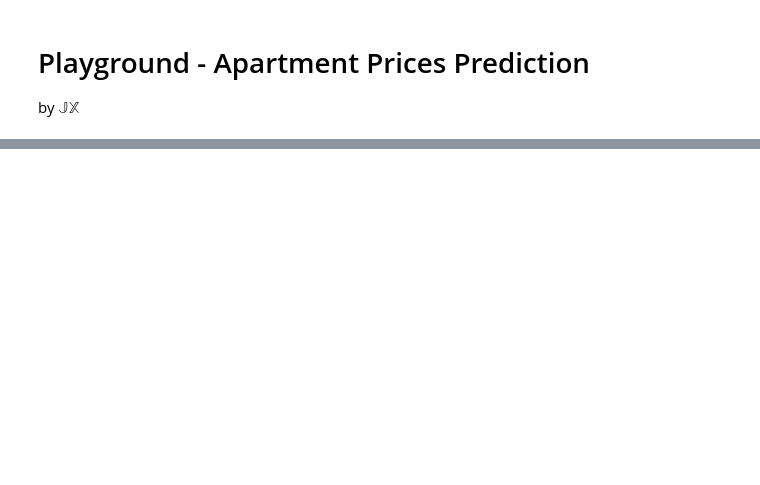
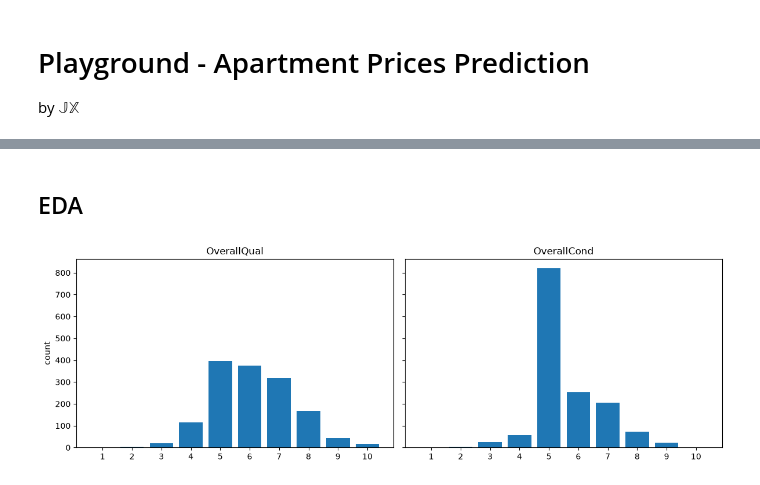
Before and after one commit to jxwhat/22DM012-assn01-apartmentprices, a Jupyter notebook: workings/playground.ipynb, the cells around one changed output, grey strips where cells are left out. Cells and saved outputs as stored; diff of their text form; code cells hidden in the pictures; blank space fills up the shorter version.

```diff
--- a/workings/playground.ipynb
+++ b/workings/playground.ipynb
@@ -25,0 +151,8 @@ df_train
+# %% [markdown]
+## EDA
+# %%
+# distributions of OverallQual and OverallCond (1-10 ratings)
+l_plot_vars = ['OverallQual', 'OverallCond']
+plot_counts(df_data, l_plot_vars, levels=range(1, 11))
+# %% [output]
+[figure, added]
```
Also changed, not shown: parts of 13 cells of this notebook, 3 other files.
